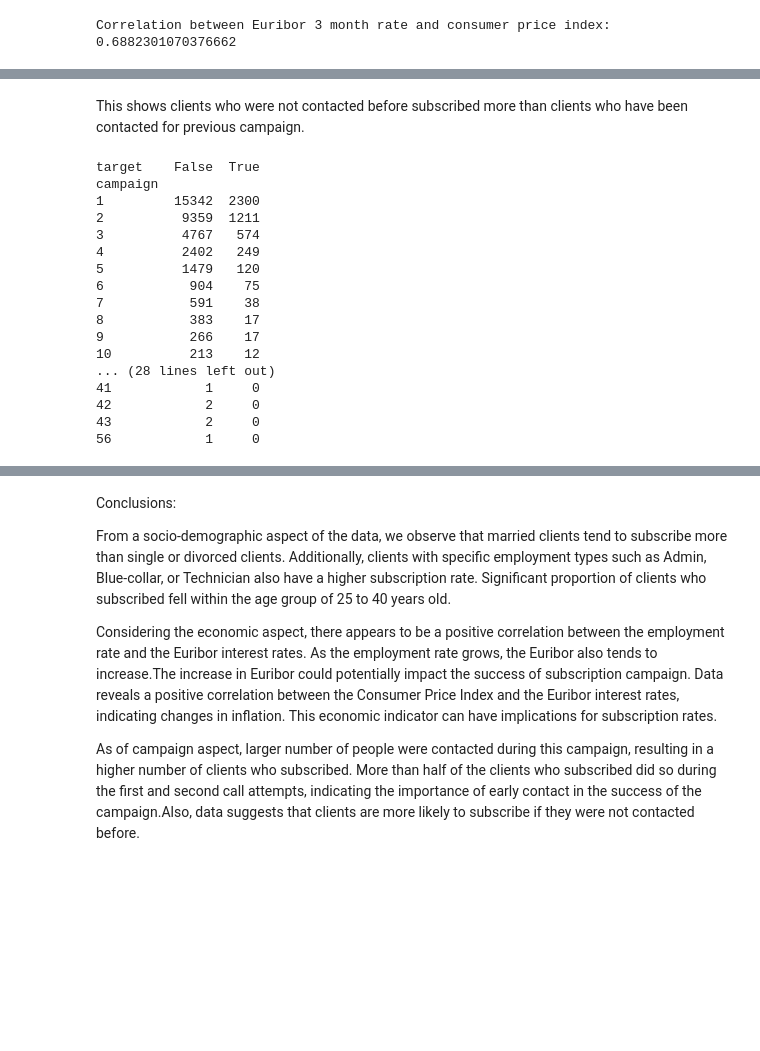
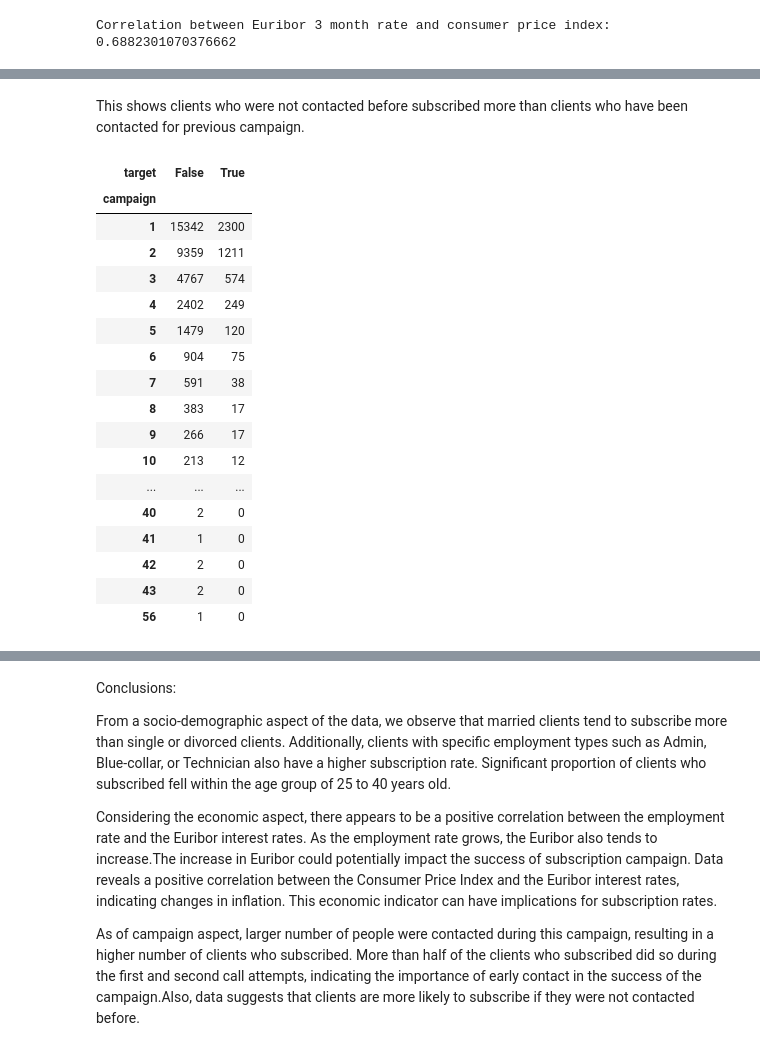
Before and after one commit to ktoloc/bank_data_analysis, a Jupyter notebook: bank_data_analysis.ipynb, the cells around one changed output, grey strips where cells are left out. Cells and saved outputs as stored; diff of their text form; code cells hidden in the pictures; blank space fills up the shorter version.

```diff
--- a/bank_data_analysis.ipynb
+++ b/bank_data_analysis.ipynb
@@ -367,28 +365,29 @@ plt.show()
-# %% [markdown]
-This shows clients who were not contacted before subscribed more than clients who have been contacted for previous campaign.
+# %% [markdown]
+This shows clients who were not contacted before subscribed more than clients who have been contacted for previous campaign.
 # %%
 # This count clients that subscribed a term deposit and clients that have not subcribed acording to number of contacts made during this campaign.
 
 number_of_calls_made = pd.crosstab(df['campaign'], df['target'])
-print(number_of_calls_made)
+number_of_calls_made
 # %% [output]
-target    False  True
-campaign
-1         15342  2300
-2          9359  1211
-3          4767   574
-4          2402   249
-5          1479   120
-6           904    75
-7           591    38
-8           383    17
-9           266    17
-10          213    12
-... (28 lines left out)
-41            1     0
-42            2     0
-43            2     0
-56            1     0
+| target | False | True |
+| campaign |  |  |
+| 1 | 15342 | 2300 |
+| 2 | 9359 | 1211 |
+| 3 | 4767 | 574 |
+| 4 | 2402 | 249 |
+| 5 | 1479 | 120 |
+| 6 | 904 | 75 |
+| 7 | 591 | 38 |
+| 8 | 383 | 17 |
+| 9 | 266 | 17 |
+| 10 | 213 | 12 |
+| ... | ... | ... |
+| 40 | 2 | 0 |
+| 41 | 1 | 0 |
+| 42 | 2 | 0 |
+| 43 | 2 | 0 |
+| 56 | 1 | 0 |
 # %%
 plt.figure(figsize=(16, 6))
 number_of_calls_made.plot(kind='bar', stacked=True)
```
Also changed, not shown: parts of 40 cells of this notebook.
